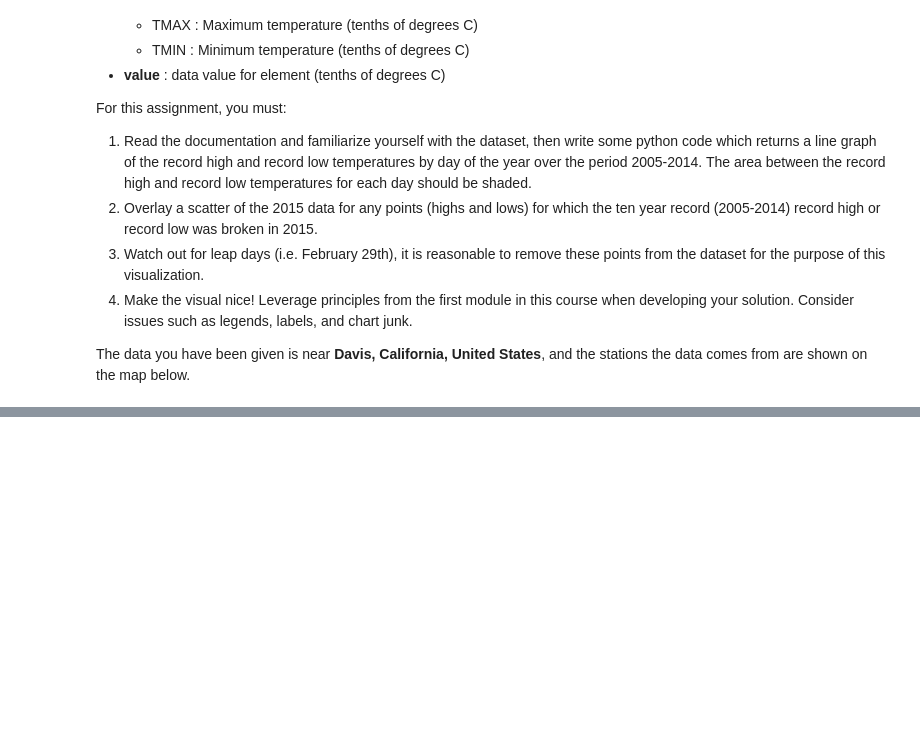
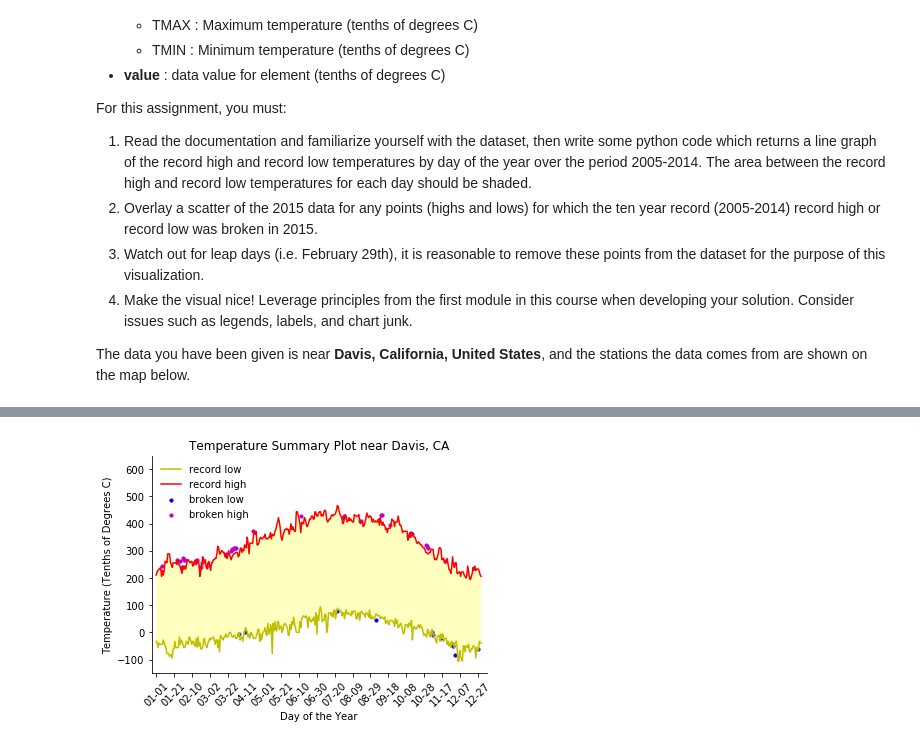
Before and after one commit to jlyang1990/Applied_Data_Science_with_Python, a Jupyter notebook: Applied_Plotting_Charting_Data_Representation_in_Python/Assignment2.ipynb, the cells around one changed output, grey strips where cells are left out. Saved outputs shown, nothing was run; the diff lists cells and outputs as text; code cells hidden in the pictures; blank space fills up the shorter version.

```diff
--- a/Applied_Plotting_Charting_Data_Representation_in_Python/Assignment2.ipynb
+++ b/Applied_Plotting_Charting_Data_Representation_in_Python/Assignment2.ipynb
@@ -49,0 +54,2 @@ leaflet_plot_stations(400,'4943b4d63f74f059e13ef52358b31b5161a59afa979f0afd4118f
+# %%
+df = df[df['Day_of_Year'] != '02-29']
@@ -49,0 +65,28 @@ leaflet_plot_stations(400,'4943b4d63f74f059e13ef52358b31b5161a59afa979f0afd4118f
+# %%
+temp_min = df[(df['Element'] == 'TMIN') & (df['Year'] != '2015')].groupby('Day_of_Year')['Data_Value'].min()
+temp_max = df[(df['Element'] == 'TMAX') & (df['Year'] != '2015')].groupby('Day_of_Year')['Data_Value'].max()
+# %%
+temp_min_15 = df[(df['Element'] == 'TMIN') & (df['Year'] == '2015')].groupby('Day_of_Year')['Data_Value'].min()
+temp_max_15 = df[(df['Element'] == 'TMAX') & (df['Year'] == '2015')].groupby('Day_of_Year')['Data_Value'].max()
+# %%
+import numpy as np
+broken_min = np.where(temp_min_15 < temp_min)
+broken_max = np.where(temp_max_15 > temp_max)
+# %%
+plt.figure()
+plt.plot(temp_min.values, 'y', label = 'record low')
+plt.plot(temp_max.values, 'r', label = 'record high')
+plt.scatter(broken_min, temp_min_15.iloc[broken_min], s = 10, c = 'b', label = 'broken low')
+plt.scatter(broken_max, temp_max_15.iloc[broken_max], s = 10, c = 'm', label = 'broken high')
+plt.gca().axis([-5, 370, -150, 650])
+plt.xticks(range(0, len(temp_min), 20), temp_min.index[range(0, len(temp_min), 20)], rotation = '45')
+plt.xlabel('Day of the Year')
+plt.ylabel('Temperature (Tenths of Degrees C)')
+plt.title('Temperature Summary Plot near Davis, CA')
+plt.legend(loc = 2, frameon = False)
+plt.gca().fill_between(range(len(temp_min)), temp_min, temp_max, facecolor = 'yellow', alpha = 0.25)
+plt.gca().spines['top'].set_visible(False)
+plt.gca().spines['right'].set_visible(False)
+plt.show()
+# %% [output]
+[figure, added]
```
Also changed, not shown: parts of 3 cells of this notebook, 2 other files.
